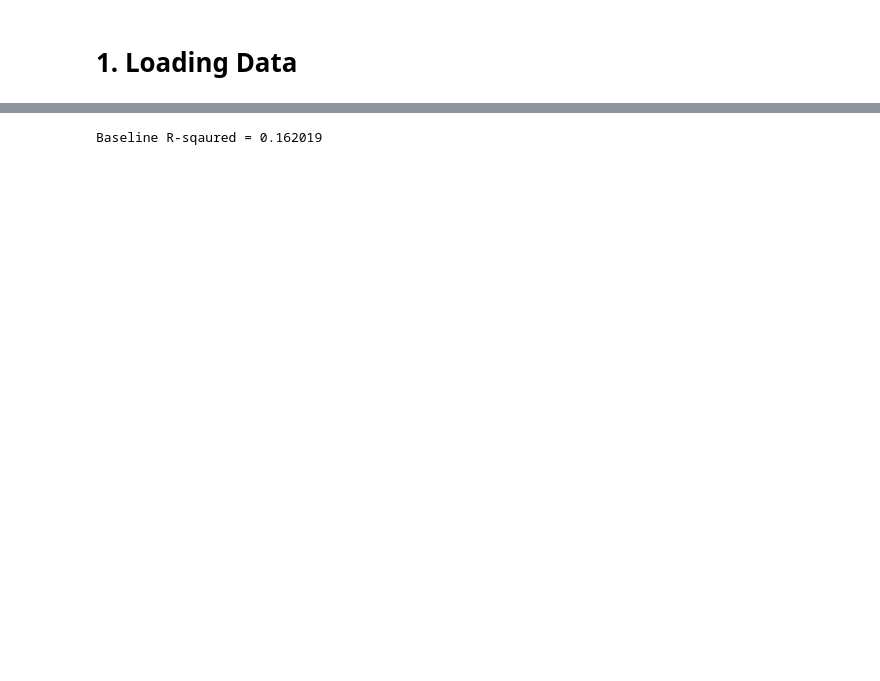
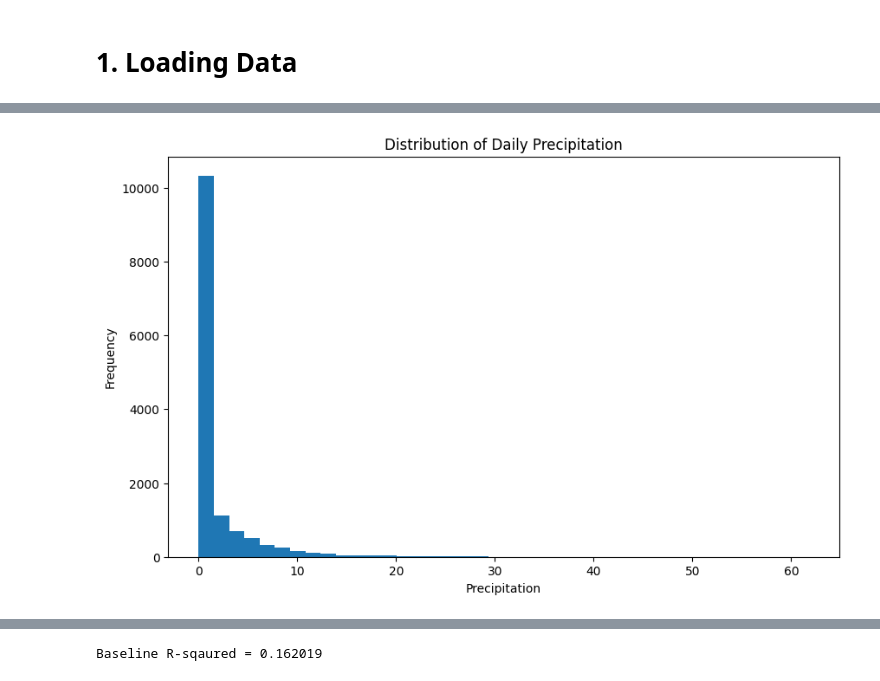
Before and after one commit to cmdr-blessingwushe/weather-precipitation-prediction, a Jupyter notebook: weather_precipitation_prediction.ipynb, the cells around one changed output, grey strips where cells are left out. Cells and saved outputs as stored; diff of their text form; code cells hidden in the pictures; blank space fills up the shorter version.

```diff
--- a/weather_precipitation_prediction.ipynb
+++ b/weather_precipitation_prediction.ipynb
@@ -15,0 +67,11 @@ features = [c for c in df.columns if c not in ['date', 'precipitation']]
+# %%
+import matplotlib.pyplot as plt
+
+plt.figure(figsize=(10, 6))
+plt.hist(y, bins=40)
+plt.xlabel("Precipitation")
+plt.ylabel("Frequency")
+plt.title("Distribution of Daily Precipitation")
+plt.show()
+# %% [output]
+[figure, added]
```
Also changed, not shown: parts of 21 cells of this notebook.
